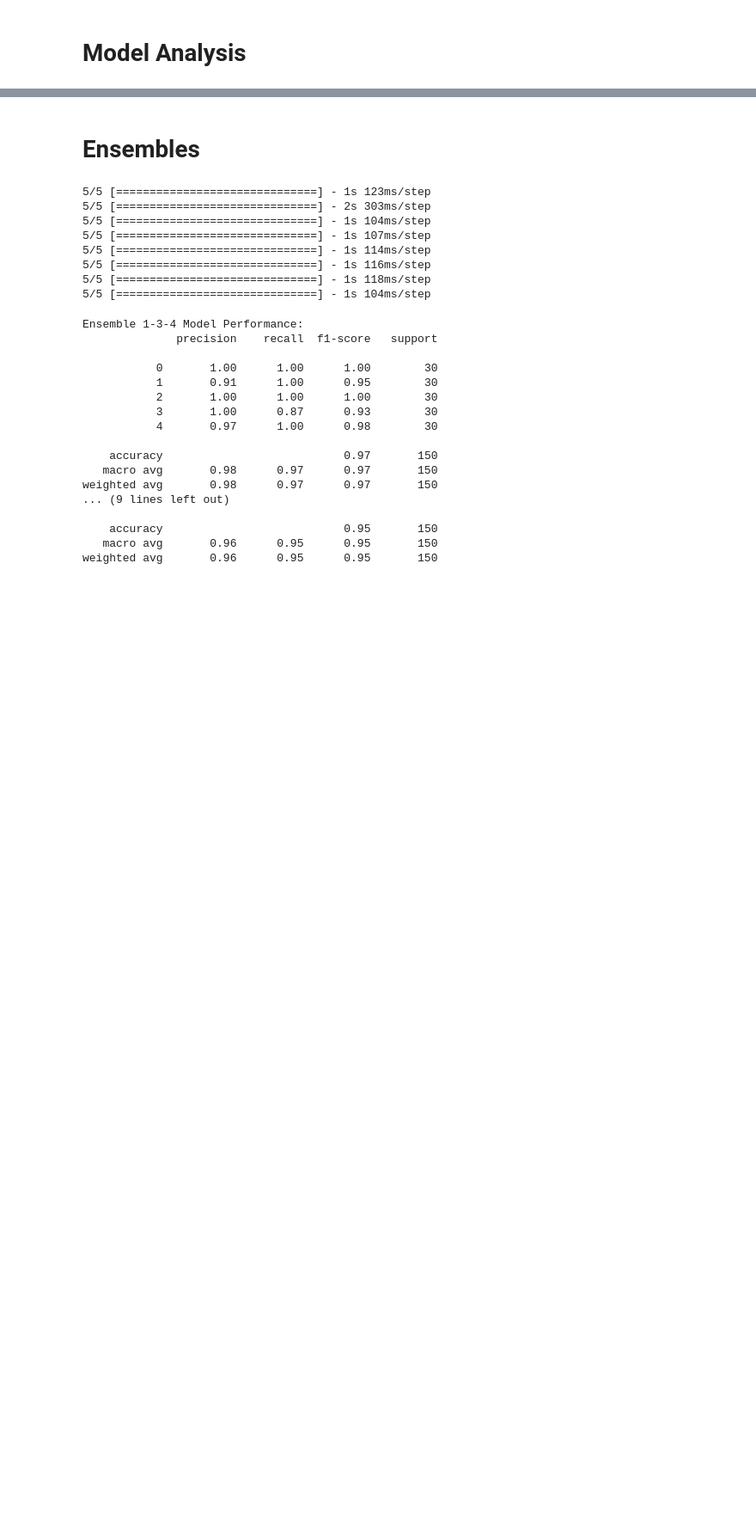
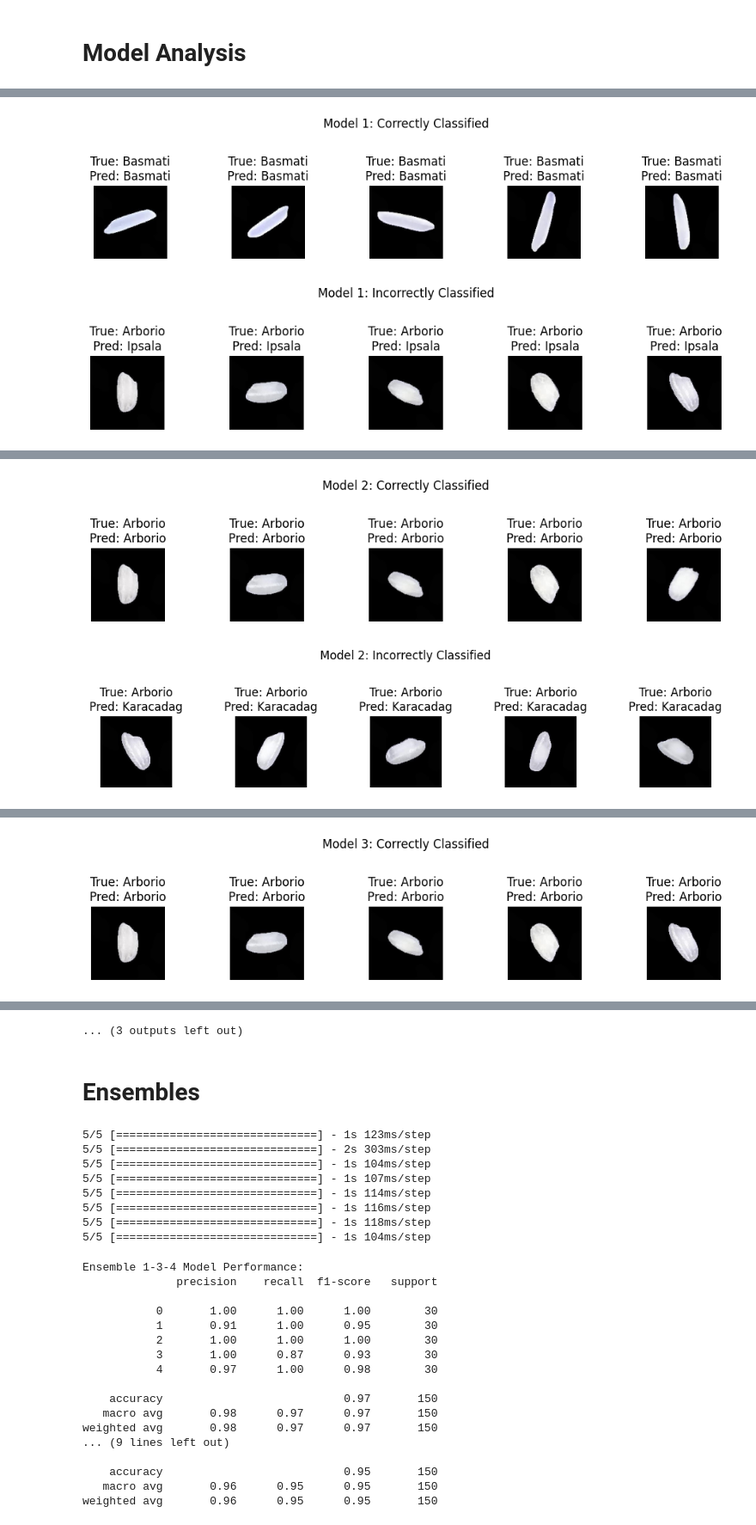
Before and after one commit to Mikerive/DeepLearning, a Jupyter notebook: homework2/Problem2.ipynb, the cells around one changed output, grey strips where cells are left out. Shown at 86% size. Drawn from its saved outputs; the diff is of its cells as text; code cells hidden in the pictures; blank space fills up the shorter version.

```diff
--- a/homework2/Problem2.ipynb
+++ b/homework2/Problem2.ipynb
@@ -233,0 +193,41 @@ weighted avg       0.95      0.94      0.94       150
+# %%
+import matplotlib.pyplot as plt
+
+# Function to display correctly and incorrectly classified images for each model
+def display_classification_examples(models, test_images, test_labels, class_names):
+    for model_index, model in enumerate(models):
+        # Predict the classes for the test set
+        predicted_classes = np.argmax(model.predict(test_images), axis=1)
+
+        # Find the indices of the correct and incorrect predictions
+        correct_indices = np.where(predicted_classes == test_labels)[0]
+        incorrect_indices = np.where(predicted_classes != test_labels)[0]
+
+        # Select 5 correctly classified images and 5 incorrectly classified images
+        correct_sample_indices = correct_indices[:5]
+        incorrect_sample_indices = incorrect_indices[:5]
+
+        # Display correctly classified images
+        plt.figure(figsize=(10, 2))
+        for i, index in enumerate(correct_sample_indices, 1):
+            plt.subplot(1, 5, i)
+            plt.imshow(test_images[index].astype('uint8'))
+            plt.title(f'True: {class_names[test_labels[index]]}\nPred: {class_names[predicted_classes[index]]}')
+            plt.axis('off')
+        plt.suptitle(f'Model {model_index + 1}: Correctly Classified', y=1.08)  # Adjust the sup title position
+        plt.tight_layout()  # Adjust the layout
+        plt.show()
+
+        # Display incorrectly classified images
+        plt.figure(figsize=(10, 2))
+        for i, index in enumerate(incorrect_sample_indices, 1):
+            plt.subplot(1, 5, i)
+            plt.imshow(test_images[index].astype('uint8'))
+            plt.title(f'True: {class_names[test_labels[index]]}\nPred: {class_names[predicted_classes[index]]}')
+            plt.axis('off')
+        plt.suptitle(f'Model {model_index + 1}: Incorrectly Classified', y=1.08)  # Adjust the sup title position
+        plt.tight_layout()  # Adjust the layout
+        plt.show()
+
+display_classification_examples(loaded_models, test_images, test_labels, class_names)
+# %% [output]
@@ -233,0 +235,2 @@ weighted avg       0.95      0.94      0.94       150
+[figure, added]
+[figure, added]
@@ -233,0 +238,2 @@ weighted avg       0.95      0.94      0.94       150
+[figure, added]
+[figure, added]
@@ -233,0 +241 @@ weighted avg       0.95      0.94      0.94       150
+[figure, added]
@@ -234,3 +246,4 @@ weighted avg       0.95      0.94      0.94       150
+... (3 outputs left out)
 # %% [markdown]
 # Ensembles
 # %%
```
Also changed, not shown: parts of 4 cells of this notebook, 3 other files.
